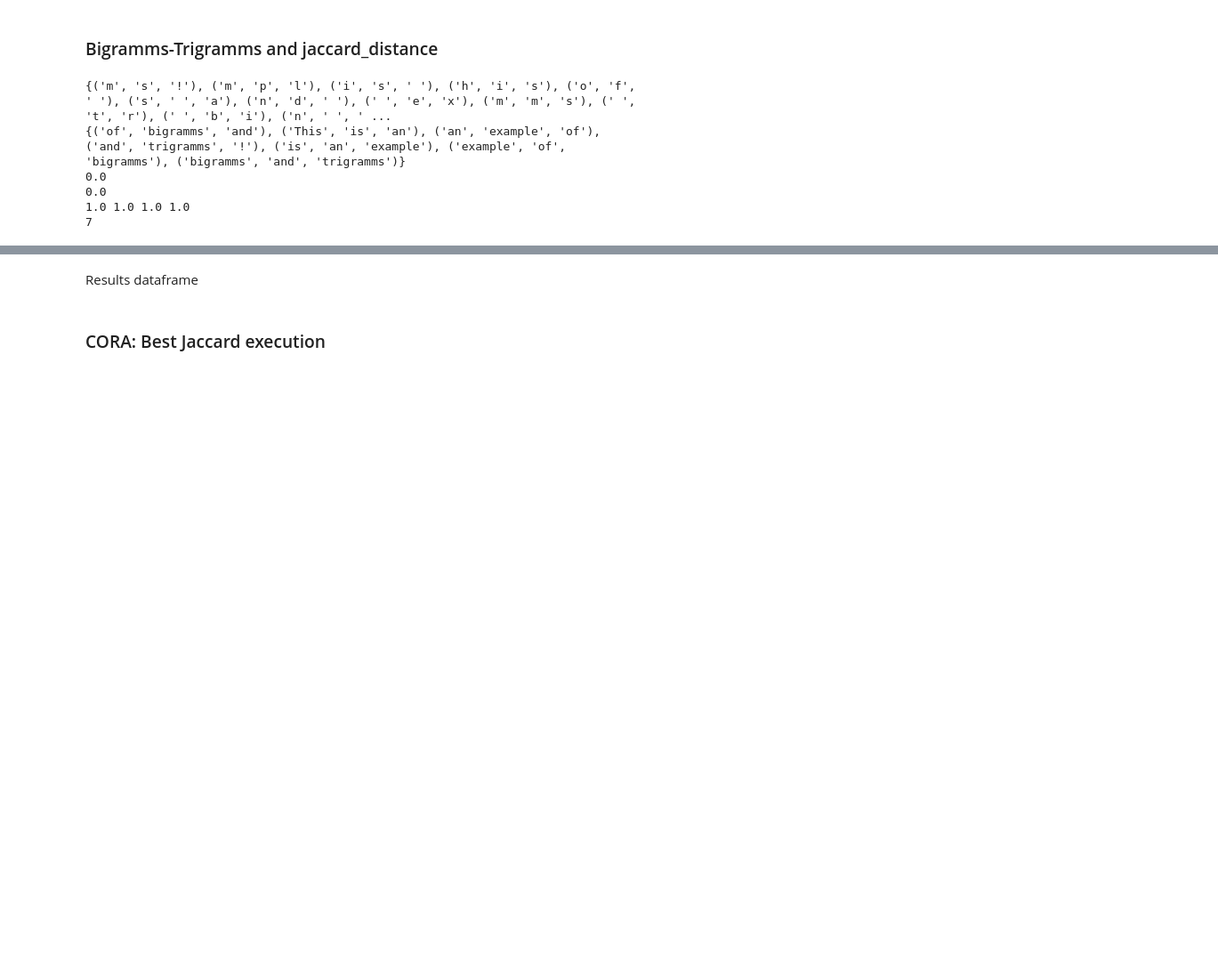
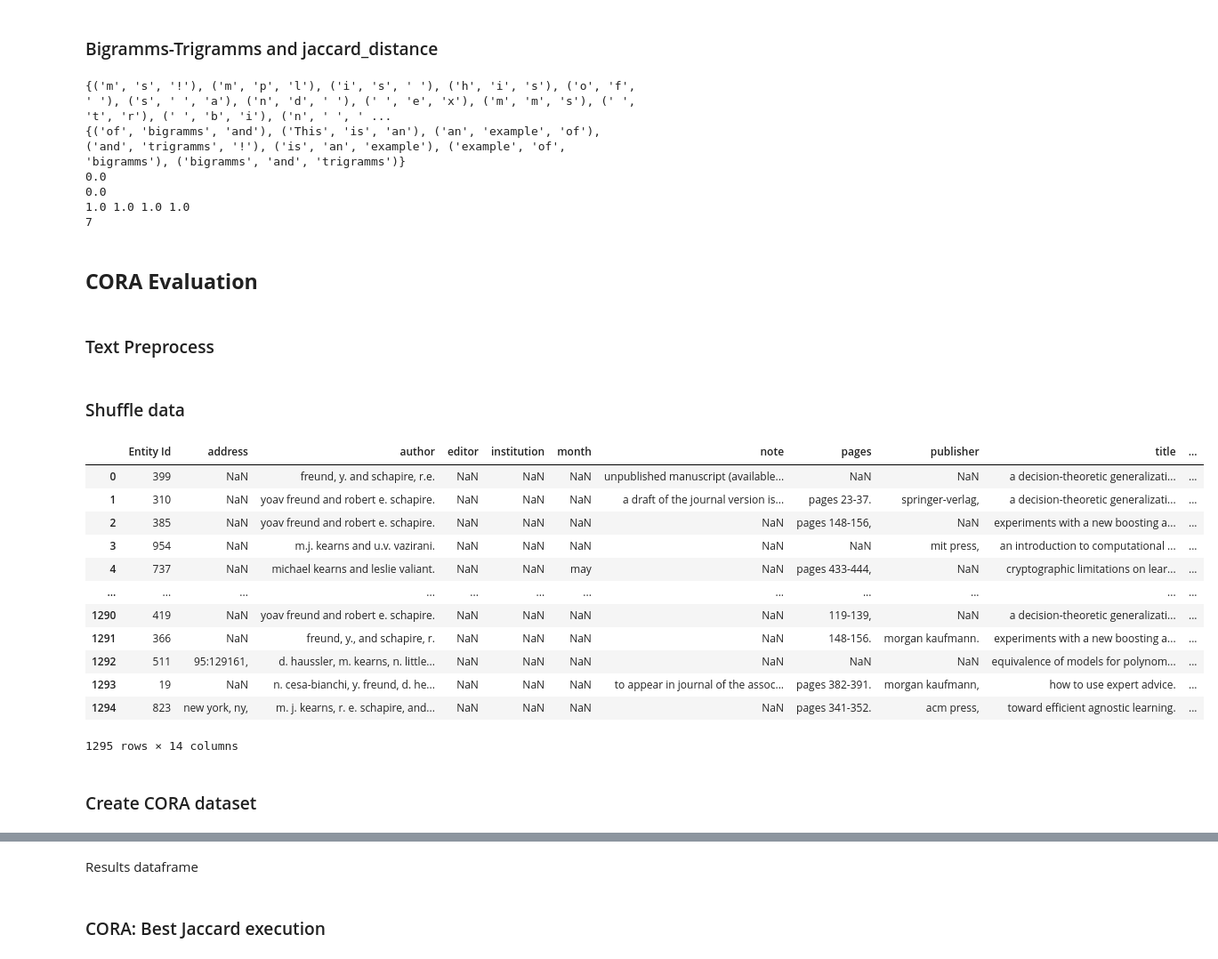
Before and after one commit to Nikoletos-K/WinnER, a Jupyter notebook: EntireDatasetJupyter-Current.ipynb, the cells around one changed output, grey strips where cells are left out. Shown at 89% size. Cells and saved outputs as stored; diff of their text form; code cells hidden in the pictures; blank space fills up the shorter version.

```diff
--- a/EntireDatasetJupyter-Current.ipynb
+++ b/EntireDatasetJupyter-Current.ipynb
@@ -1067,3 +897,7 @@ print(editdistance.eval(s1,s2))
 0.0
 1.0 1.0 1.0 1.0
 7
+# %% [markdown]
+## __CORA Evaluation__
+# %% [markdown]
+### Text Preprocess
@@ -1069,0 +919,21 @@ print(editdistance.eval(s1,s2))
+# %% [markdown]
+### Shuffle data
+# %%
+shuffled_df = CORA.sample(frac=1).reset_index(drop=True)
+shuffled_df
+# %% [output]
+|  | Entity Id | address | author | editor | institution | month | note | pages | publisher | title | ... |
+| 0 | 399 | NaN | freund, y. and schapire, r.e. | NaN | NaN | NaN | unpublished manuscript (available... | NaN | NaN | a decision-theoretic generalizati... | ... |
+| 1 | 310 | NaN | yoav freund and robert e. schapire. | NaN | NaN | NaN | a draft of the journal version is... | pages 23-37. | springer-verlag, | a decision-theoretic generalizati... | ... |
+| 2 | 385 | NaN | yoav freund and robert e. schapire. | NaN | NaN | NaN | NaN | pages 148-156, | NaN | experiments with a new boosting a... | ... |
+| 3 | 954 | NaN | m.j. kearns and u.v. vazirani. | NaN | NaN | NaN | NaN | NaN | mit press, | an introduction to computational ... | ... |
+| 4 | 737 | NaN | michael kearns and leslie valiant. | NaN | NaN | may | NaN | pages 433-444, | NaN | cryptographic limitations on lear... | ... |
+| ... | ... | ... | ... | ... | ... | ... | ... | ... | ... | ... | ... |
+| 1290 | 419 | NaN | yoav freund and robert e. schapire. | NaN | NaN | NaN | NaN | 119-139, | NaN | a decision-theoretic generalizati... | ... |
+| 1291 | 366 | NaN | freund, y., and schapire, r. | NaN | NaN | NaN | NaN | 148-156. | morgan kaufmann. | experiments with a new boosting a... | ... |
+| 1292 | 511 | 95:129161, | d. haussler, m. kearns, n. little... | NaN | NaN | NaN | NaN | NaN | NaN | equivalence of models for polynom... | ... |
+| 1293 | 19 | NaN | n. cesa-bianchi, y. freund, d. he... | NaN | NaN | NaN | to appear in journal of the assoc... | pages 382-391. | morgan kaufmann, | how to use expert advice. | ... |
+| 1294 | 823 | new york, ny, | m. j. kearns, r. e. schapire, and... | NaN | NaN | NaN | NaN | pages 341-352. | acm press, | toward efficient agnostic learning. | ... |
+1295 rows × 14 columns
+# %% [markdown]
+### Create CORA dataset
```
Also changed, not shown: parts of 75 cells of this notebook.
